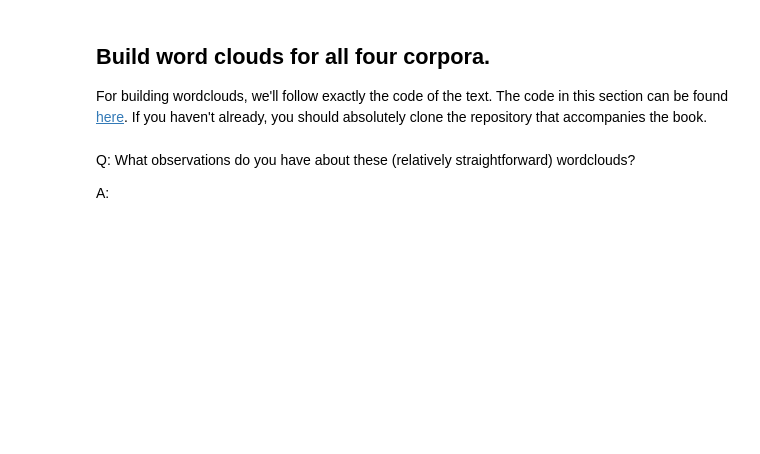
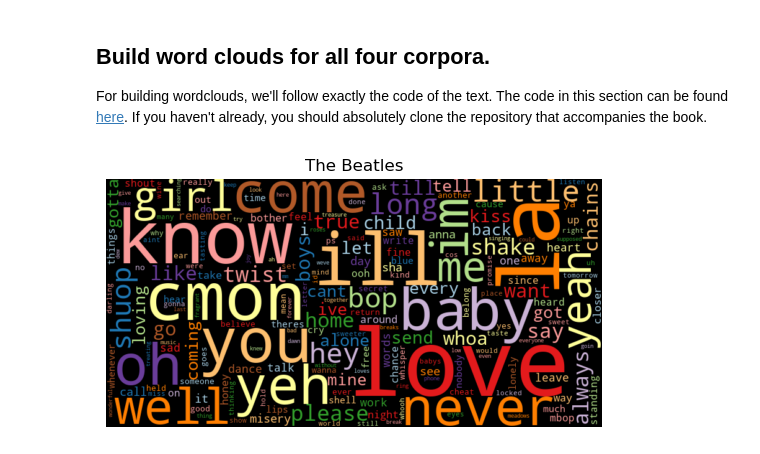
Before and after one commit to hunterblum/TextMiningWeek1, a Jupyter notebook: Week3/Group Comparison.ipynb, the cells around one changed output. Drawn from its saved outputs; the diff is of its cells as text; code cells hidden in the pictures; blank space fills up the shorter version.

```diff
--- a/Week3/Group Comparison.ipynb
+++ b/Week3/Group Comparison.ipynb
@@ -66,8 +69,27 @@ def descriptive_stats(tokens, num_tokens = 5, verbose=True) :
     """
 
     # Place your Module 2 solution here
+    # Fill in the correct values here.
+    num_tokens = len(tokens)
+    num_unique_tokens = len(set(tokens))
+    lexical_diversity = num_unique_tokens/num_tokens
+    num_characters = sum(len(i) for i in tokens)
 
-    return(0)
+    if verbose :
+        print(f"There are {num_tokens} tokens in the data.")
+        print(f"There are {num_unique_tokens} unique tokens in the data.")
+        print(f"There are {num_characters} characters in the data.")
+        print(f"The lexical diversity is {lexical_diversity:.3f} in the data.")
+
+        # print the five most common tokens
+        c = Counter(tokens)
+        top_five = c.most_common(5)
+        top_five_df = pd.DataFrame(top_five, columns= ['Token', 'Count'])
+        print("\nFive Most Common Tokens: \n\n", top_five_df)
+
+    return([num_tokens, num_unique_tokens,
+            lexical_diversity,
+            num_characters])
 
 
 
@@ -79,18 +101,24 @@ def contains_emoji(s):
     return(len(emojis) > 0)
 
 
-def remove_stop(tokens) :
+def remove_stop(text, sw=sw) :
     # modify this function to remove stopwords
-    return(tokens)
+    return([ch for ch in text if ch not in sw])
+
 
 def remove_punctuation(text, punct_set=tw_punct) :
-    return("".join([ch for ch in text if ch not in punct_set]))
+   text = [''.join(ch for ch in word if ch not in punct_set)
+           for word in text]
+
+   return(text)
+
 
 def tokenize(text) :
     """ Splitting on whitespace rather than the book's tokenize function. That
         function will drop tokens like '#hashtag' or '2A', which we need for Twitter. """
 
     # modify this function to return tokens
+    text = text.strip().split()
     return(text)
 
 def prepare(text, pipeline) :
@@ -211,11 +241,12 @@ Removing stopwords seems sensible for the Twitter description data. Remember to
 # %%
 # apply the `pipeline` techniques from BTAP Ch 1 or 5
 
-my_pipeline = [str.lower, remove_punctuation, tokenize, remove_stop]
+my_pipeline = [str.lower, tokenize, remove_stop, remove_punctuation]
 
 lyrics_data["tokens"] = lyrics_data["lyrics"].apply(prepare,pipeline=my_pipeline)
 lyrics_data["num_tokens"] = lyrics_data["tokens"].map(len)
 
+
 twitter_data["tokens"] = twitter_data["description"].apply(prepare,pipeline=my_pipeline)
 twitter_data["num_tokens"] = twitter_data["tokens"].map(len)
 # %%
@@ -252,0 +280,6 @@ A:
+# %%
+beatles = lyrics_data[lyrics_data['artist'] == 'beatles']
+beatles_corpus = [element for list_ in beatles['tokens'].values for element in list_]
+
+ledzep = lyrics_data[lyrics_data['artist'] == 'ledzeppelin']
+ledzep_corpus = [element for list_ in ledzep['tokens'].values for element in list_]
@@ -319,7 +472,8 @@ def count_words(df, column='tokens', preprocess=None, min_freq=2):
     freq_df.index.name = 'token'
 
     return freq_df.sort_values('freq', ascending=False)
-# %% [markdown]
-Q: What observations do you have about these (relatively straightforward) wordclouds?
-
-A:
+# %%
+beatles_count = count_words(beatles)
+wordcloud(beatles_count['freq'], title="The Beatles")
+# %% [output]
+[figure, added]
```
Also changed, not shown: parts of 21 cells of this notebook.
